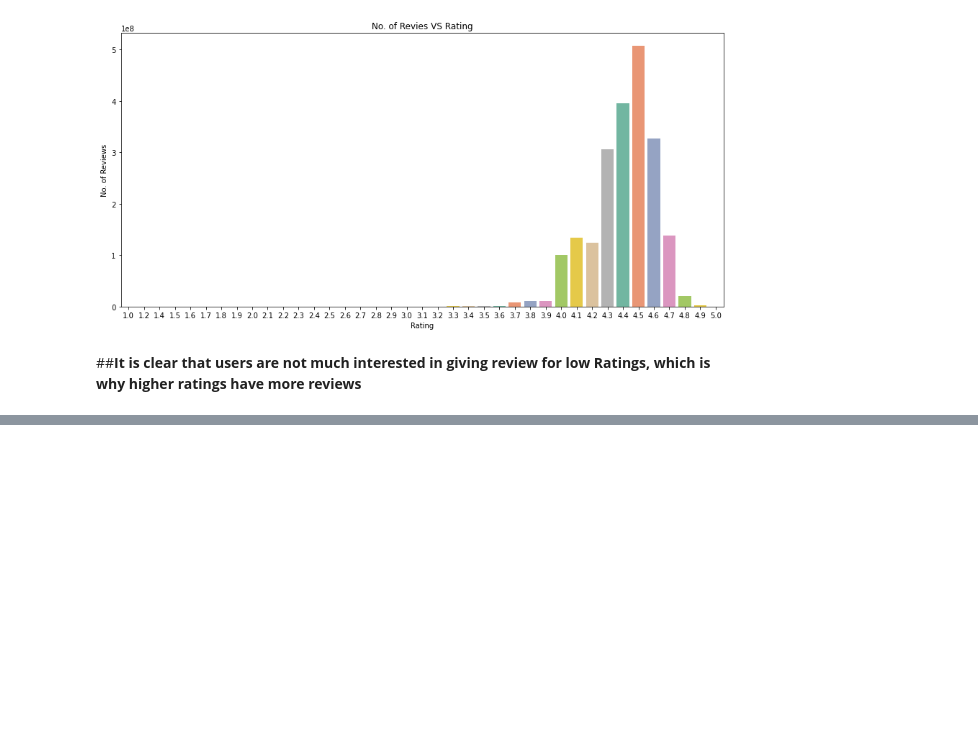
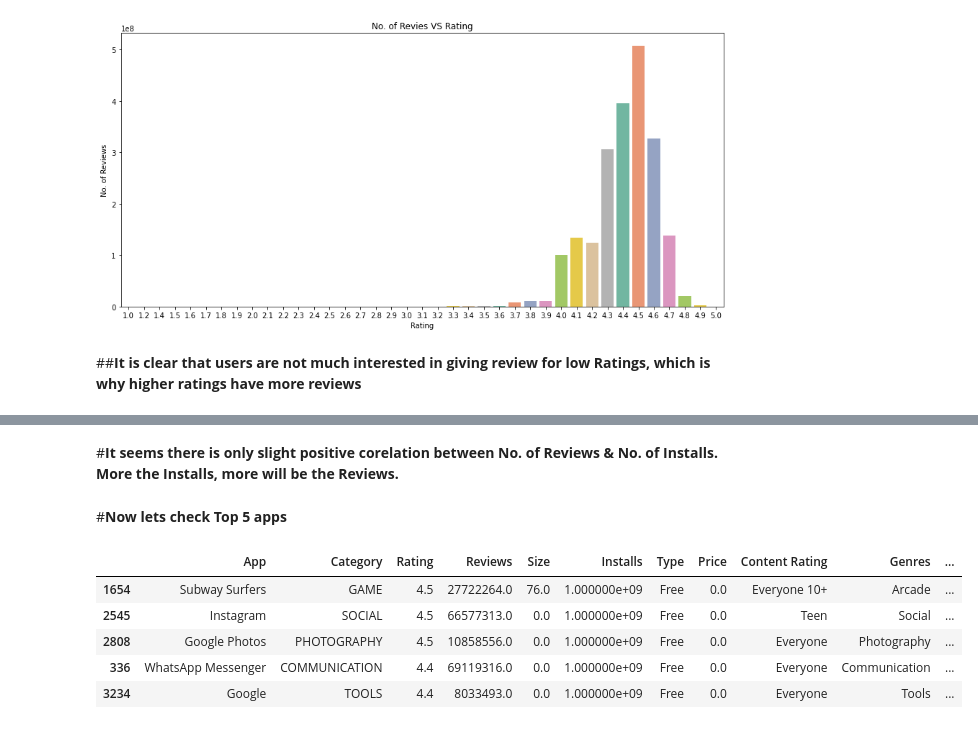
Before and after one commit to SurajSP99/Play_Store_App_Review_Data_Analysis, a Jupyter notebook: Play_Store_App_Review_Analysis_Capstone_Project.ipynb, the cells around one changed output, grey strips where cells are left out. Cells and saved outputs as stored; diff of their text form; code cells hidden in the pictures; blank space fills up the shorter version.

```diff
--- a/Play_Store_App_Review_Analysis_Capstone_Project.ipynb
+++ b/Play_Store_App_Review_Analysis_Capstone_Project.ipynb
@@ -674,0 +671,16 @@ Text(0, 0.5, 'No. of Reviews')
+# %% [markdown]
+#**It seems there is only slight positive corelation between No. of Reviews & No. of Installs. More the Installs, more will be the Reviews.**
+# %% [markdown]
+#**Now lets check Top 5 apps**
+# %%
+# Top 5 apps based on no. of Installs & Rating combined
+
+installs_df = df.sort_values(by=["Installs","Rating"], axis = 0, ascending = [False, False])
+installs_df.head(5)
+# %% [output]
+|  | App | Category | Rating | Reviews | Size | Installs | Type | Price | Content Rating | Genres | ... |
+| 1654 | Subway Surfers | GAME | 4.5 | 27722264.0 | 76.0 | 1.000000e+09 | Free | 0.0 | Everyone 10+ | Arcade | ... |
+| 2545 | Instagram | SOCIAL | 4.5 | 66577313.0 | 0.0 | 1.000000e+09 | Free | 0.0 | Teen | Social | ... |
+| 2808 | Google Photos | PHOTOGRAPHY | 4.5 | 10858556.0 | 0.0 | 1.000000e+09 | Free | 0.0 | Everyone | Photography | ... |
+| 336 | WhatsApp Messenger | COMMUNICATION | 4.4 | 69119316.0 | 0.0 | 1.000000e+09 | Free | 0.0 | Everyone | Communication | ... |
+| 3234 | Google | TOOLS | 4.4 | 8033493.0 | 0.0 | 1.000000e+09 | Free | 0.0 | Everyone | Tools | ... |
```
Also changed, not shown: parts of 10 cells of this notebook.
